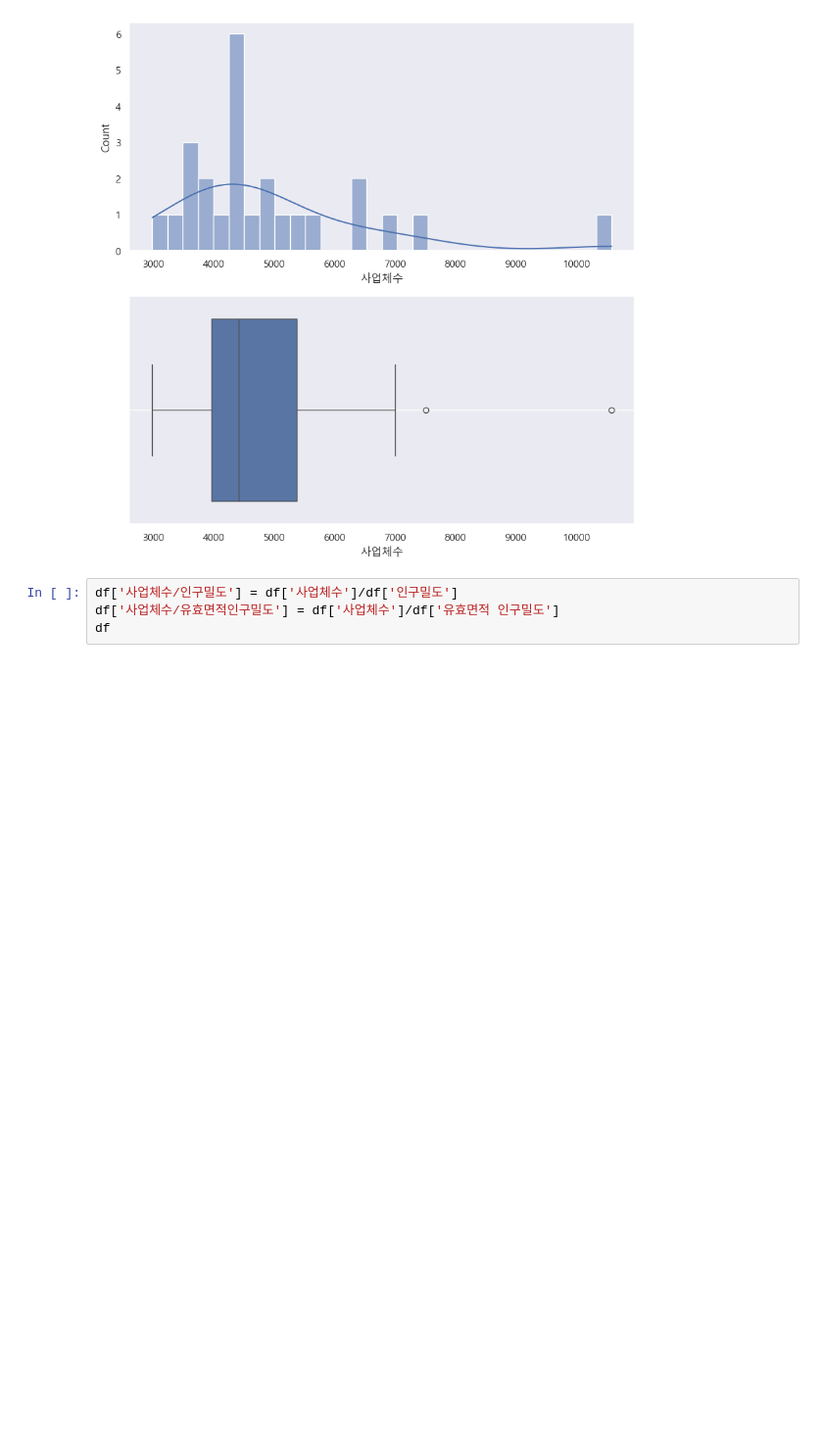
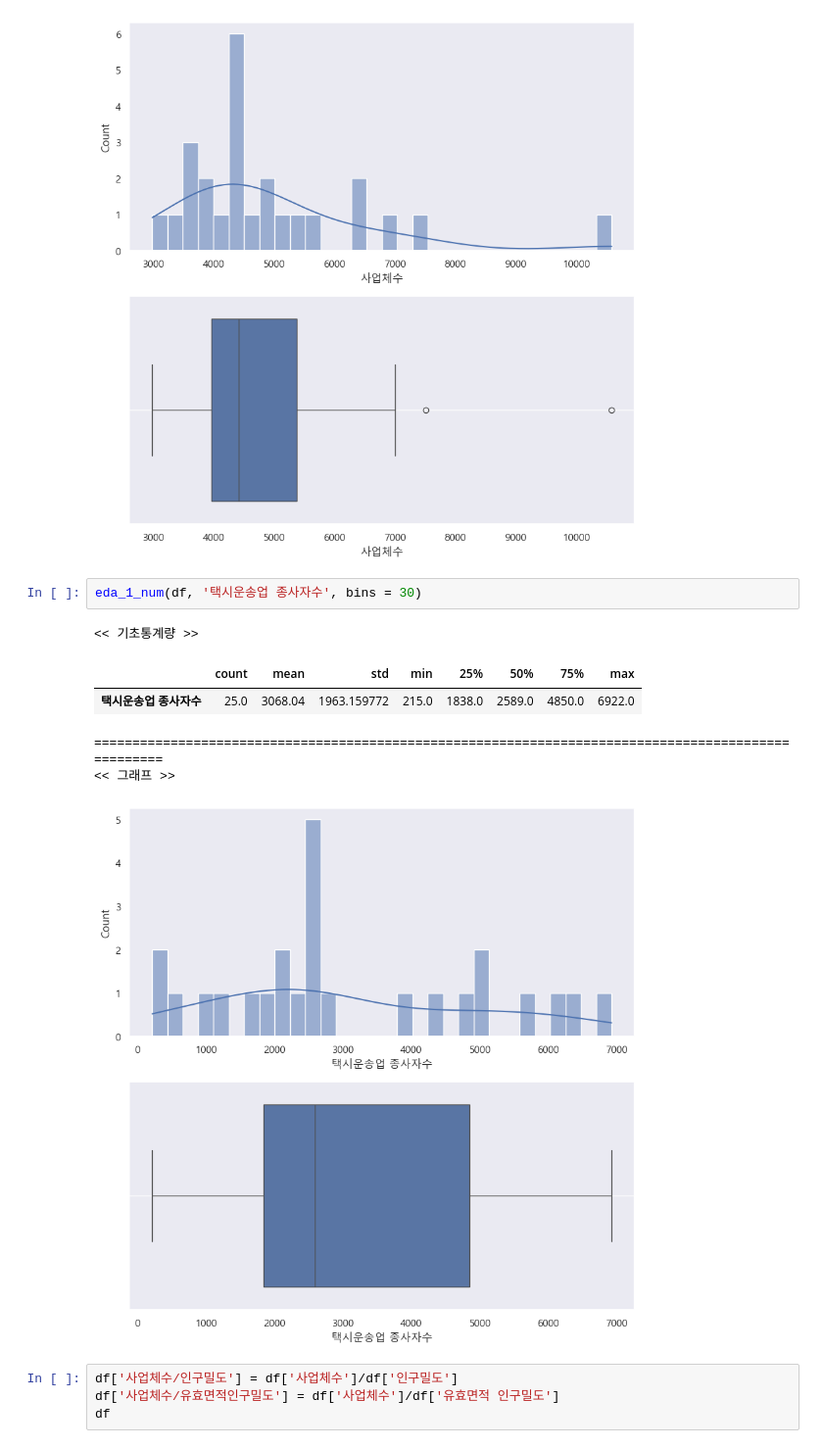
Before and after one commit to undervi/data-analysis-seoul-bus, a Jupyter notebook: 5. 데이터 분석.ipynb, the cells around one changed output. Shown: that part at 98% size. Cells and saved outputs as stored; diff of their text form; blank space fills up the shorter version.

```diff
--- a/5. 데이터 분석.ipynb
+++ b/5. 데이터 분석.ipynb
@@ -232,6 +241,15 @@ eda_1_num(df, '사업체수', bins = 30)
 ====================================================================================================
 << 그래프 >>
 [figure]
+# %%
+eda_1_num(df, '택시운송업 종사자수', bins = 30)
+# %% [output]
+<< 기초통계량 >>
+|  | count | mean | std | min | 25% | 50% | 75% | max |
+| 택시운송업 종사자수 | 25.0 | 3068.04 | 1963.159772 | 215.0 | 1838.0 | 2589.0 | 4850.0 | 6922.0 |
+====================================================================================================
+<< 그래프 >>
+[figure, added]
 # %%
 df['사업체수/인구밀도'] = df['사업체수']/df['인구밀도']
 df['사업체수/유효면적인구밀도'] = df['사업체수']/df['유효면적 인구밀도']
```
Also changed, not shown: parts of 2 cells of this notebook, 11 other files.
